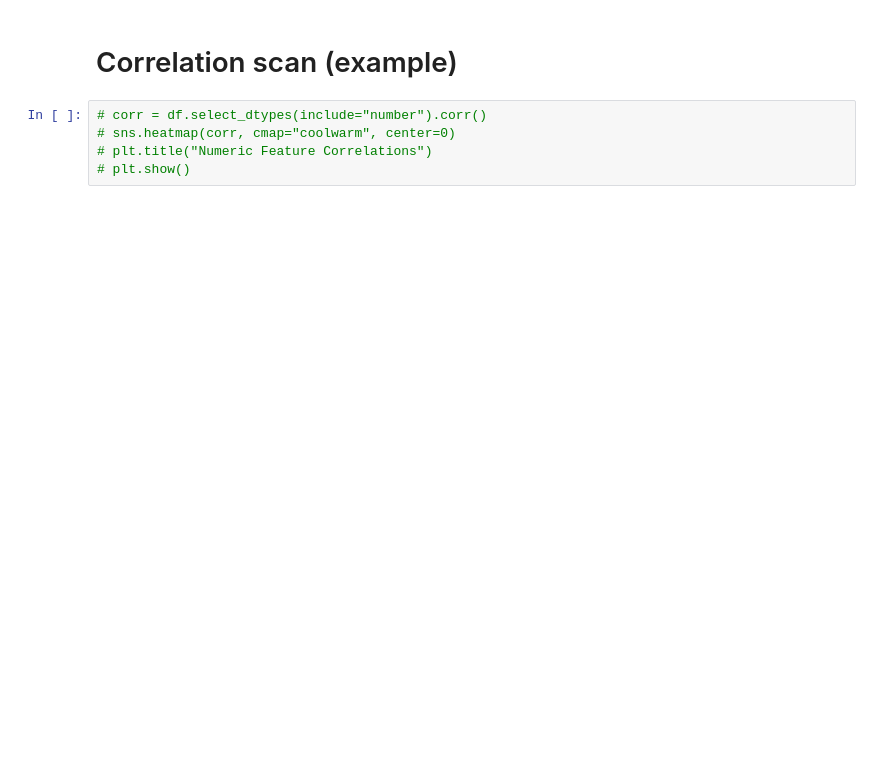
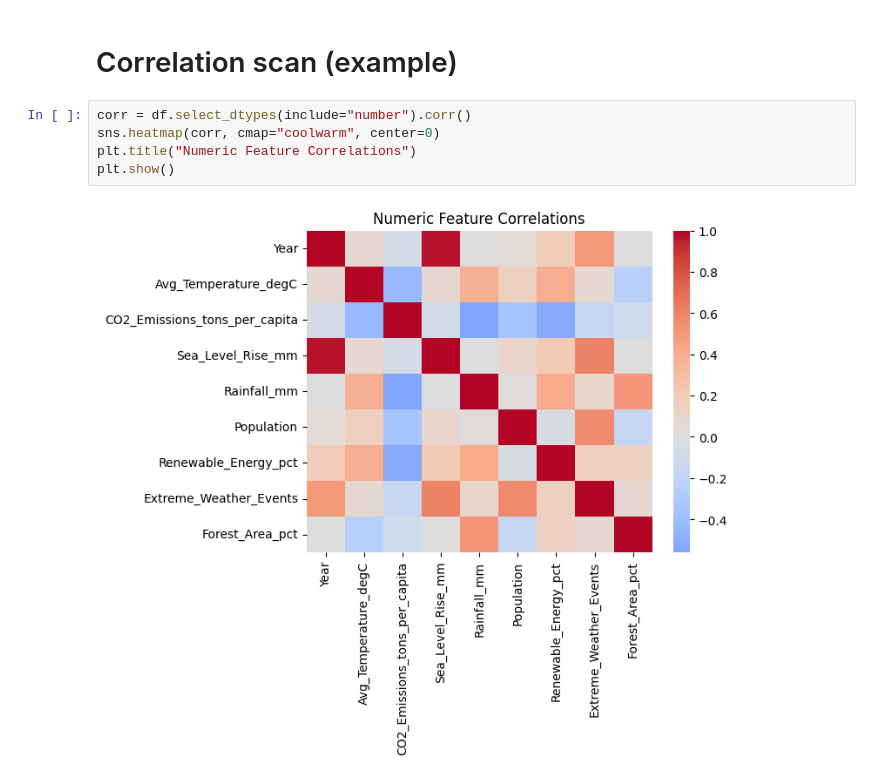
Before and after one commit to sergionzeutcho-rgb/global_env_trend, a Jupyter notebook: jupyter_notebooks/02_eda_descriptive_stats.ipynb, the cells around one changed output. Drawn from its saved outputs; the diff is of its cells as text; blank space fills up the shorter version.

```diff
--- a/jupyter_notebooks/02_eda_descriptive_stats.ipynb
+++ b/jupyter_notebooks/02_eda_descriptive_stats.ipynb
@@ -51,7 +75,9 @@ df.describe(include="all").T.head(10)
 # %% [markdown]
 # Correlation scan (example)
 # %%
-# corr = df.select_dtypes(include="number").corr()
-# sns.heatmap(corr, cmap="coolwarm", center=0)
-# plt.title("Numeric Feature Correlations")
-# plt.show()
+corr = df.select_dtypes(include="number").corr()
+sns.heatmap(corr, cmap="coolwarm", center=0)
+plt.title("Numeric Feature Correlations")
+plt.show()
+# %% [output]
+[figure, added]
```
Also changed, not shown: parts of 4 cells of this notebook, 3 other files.
